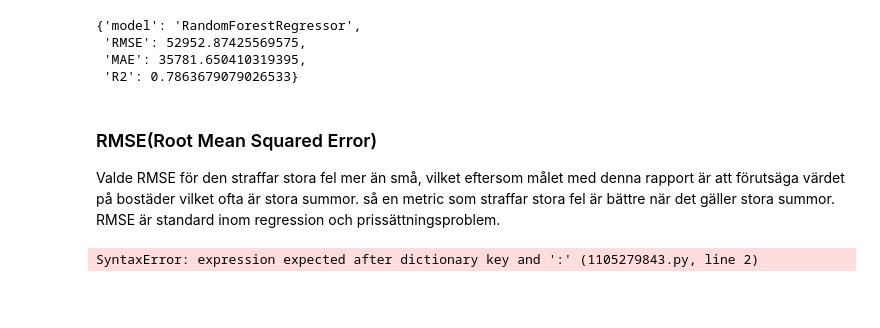
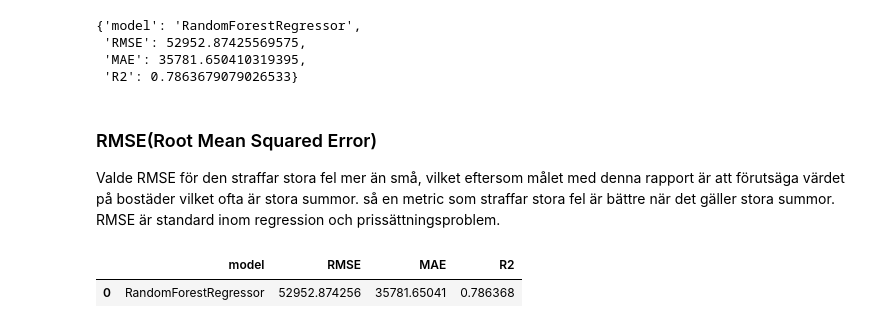
Before and after one commit to MarcusMorlock/Machine-Learning_Marcus_Backstrom_Individuel_Inl-mning, a Jupyter notebook: ML_Uppgift1_Marcus_Bäckström.ipynb, the cells around one changed output. Cells and saved outputs as stored; diff of their text form; code cells hidden in the pictures; blank space fills up the shorter version.

```diff
--- a/ML_Uppgift1_Marcus_Bäckström.ipynb
+++ b/ML_Uppgift1_Marcus_Bäckström.ipynb
@@ -435,8 +435,16 @@ ev_result
 Valde RMSE för den straffar stora fel mer än små, vilket eftersom målet med denna rapport är att förutsäga värdet på bostäder vilket ofta är stora summor. så en metric som straffar stora fel är bättre när det gäller stora summor.
 RMSE är standard inom regression och prissättningsproblem.
 # %%
-pd_results = {
-    "BaseLine RMSE":
-}
+# results_collection = {
+#     "BaseLine (Median) RMSE : " : -scores_baseline_median.mean(),
+#     "BaseLine (Mean) RMSE : " : -scores_baseline_mean.mean(),
+#     "RandomForestRegressor (UnTunned) RMSE : " : -scores_rfr.mean(),
+#     "RandomForestRegressor (Tunned) RMSE : " : -grid_search.best_score_,
+#     "RandomForestRegressor (Final Test) RMSE : " : ev_result["RMSE"]
+# }
+
+ev_result_pd = pd.DataFrame([ev_result])
+ev_result_pd
 # %% [output]
-SyntaxError: expression expected after dictionary key and ':' (1105279843.py, line 2)
+|  | model | RMSE | MAE | R2 |
+| 0 | RandomForestRegressor | 52952.874256 | 35781.65041 | 0.786368 |
```
Also changed, not shown: parts of 1 cell of this notebook.
